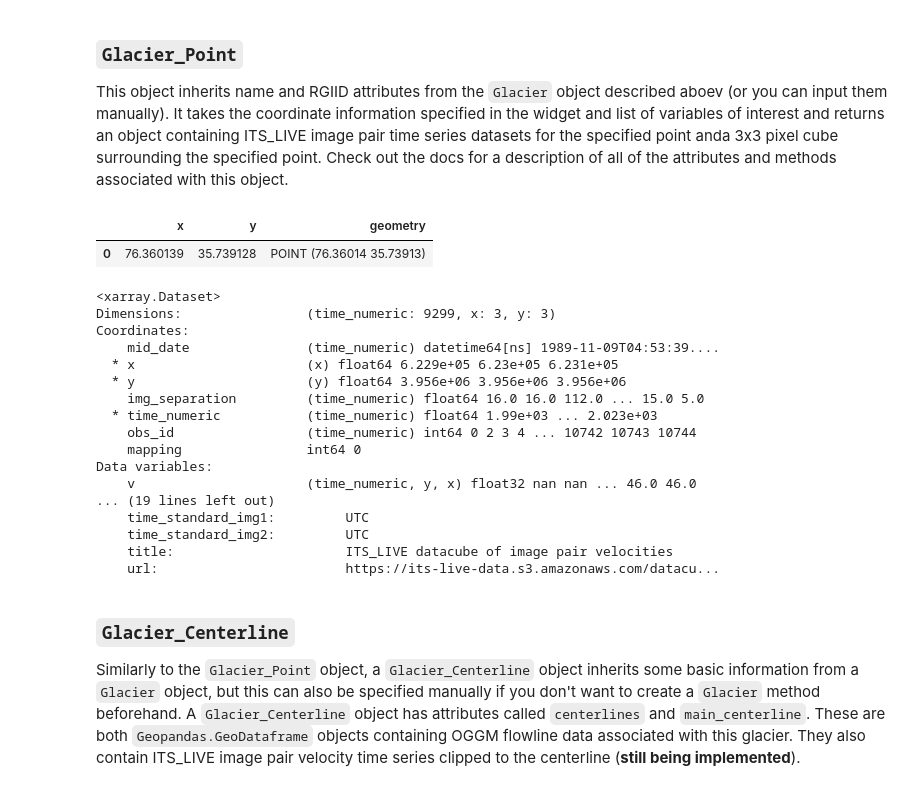
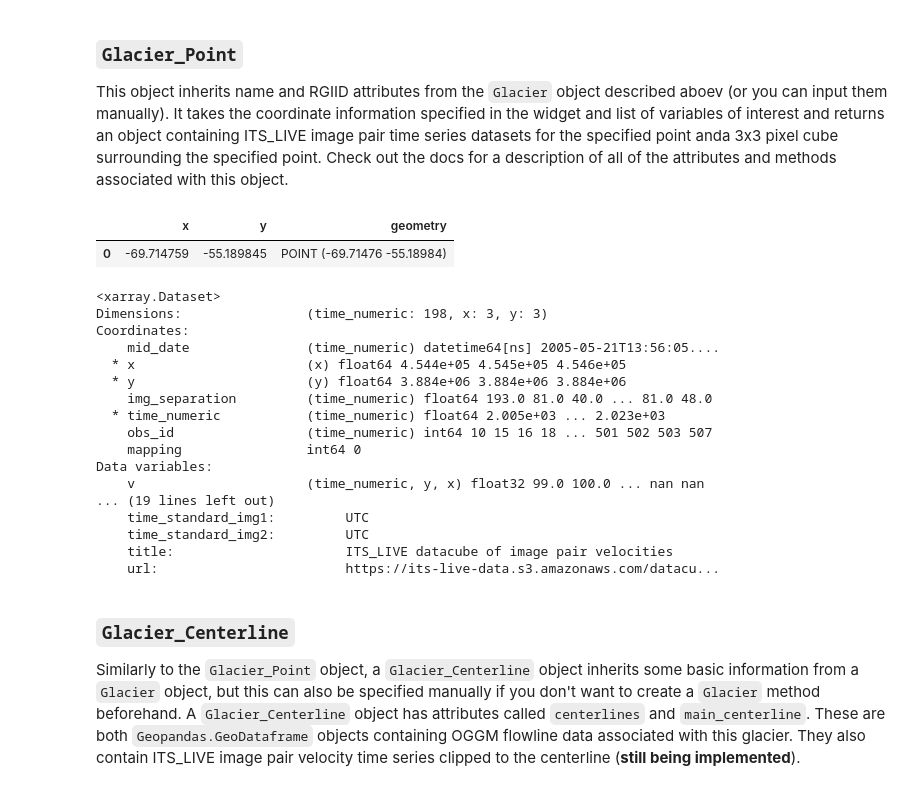
Before and after one commit to vdevauxchupin/ITS_LIVE_TOOL, a Jupyter notebook: roadmap.ipynb, the cells around one changed output. Saved outputs shown, nothing was run; the diff lists cells and outputs as text; code cells hidden in the pictures.

```diff
--- a/roadmap.ipynb
+++ b/roadmap.ipynb
@@ -244,25 +244,25 @@ glacier_centerline.centerlines
 
 This object inherits name and RGIID attributes from the `Glacier` object described aboev (or you can input them manually). It takes the coordinate information specified in the widget and list of variables of interest and returns an object containing ITS_LIVE image pair time series datasets for the specified point anda 3x3 pixel cube surrounding the specified point. Check out the docs for a description of all of the attributes and methods associated with this object.
 # %%
-glacier_pt.point_gdf
+glacier_point.point_gdf
 # %% [output]
 |  | x | y | geometry |
-| 0 | 76.360139 | 35.739128 | POINT (76.36014 35.73913) |
+| 0 | -69.714759 | -55.189845 | POINT (-69.71476 -55.18984) |
 # %%
-glacier_pt.cube_around_point
+glacier_point.cube_around_point
 # %% [output]
 <xarray.Dataset>
-Dimensions:                (time_numeric: 9299, x: 3, y: 3)
+Dimensions:                (time_numeric: 198, x: 3, y: 3)
 Coordinates:
-    mid_date               (time_numeric) datetime64[ns] 1989-11-09T04:53:39....
-  * x                      (x) float64 6.229e+05 6.23e+05 6.231e+05
-  * y                      (y) float64 3.956e+06 3.956e+06 3.956e+06
-    img_separation         (time_numeric) float64 16.0 16.0 112.0 ... 15.0 5.0
-  * time_numeric           (time_numeric) float64 1.99e+03 ... 2.023e+03
-    obs_id                 (time_numeric) int64 0 2 3 4 ... 10742 10743 10744
+    mid_date               (time_numeric) datetime64[ns] 2005-05-21T13:56:05....
+  * x                      (x) float64 4.544e+05 4.545e+05 4.546e+05
+  * y                      (y) float64 3.884e+06 3.884e+06 3.884e+06
+    img_separation         (time_numeric) float64 193.0 81.0 40.0 ... 81.0 48.0
+  * time_numeric           (time_numeric) float64 2.005e+03 ... 2.023e+03
+    obs_id                 (time_numeric) int64 10 15 16 18 ... 501 502 503 507
     mapping                int64 0
 Data variables:
-    v                      (time_numeric, y, x) float32 nan nan ... 46.0 46.0
+    v                      (time_numeric, y, x) float32 99.0 100.0 ... nan nan
 ... (19 lines left out)
     time_standard_img1:         UTC
     time_standard_img2:         UTC
```
Also changed, not shown: parts of 12 cells of this notebook, 1 other file.
